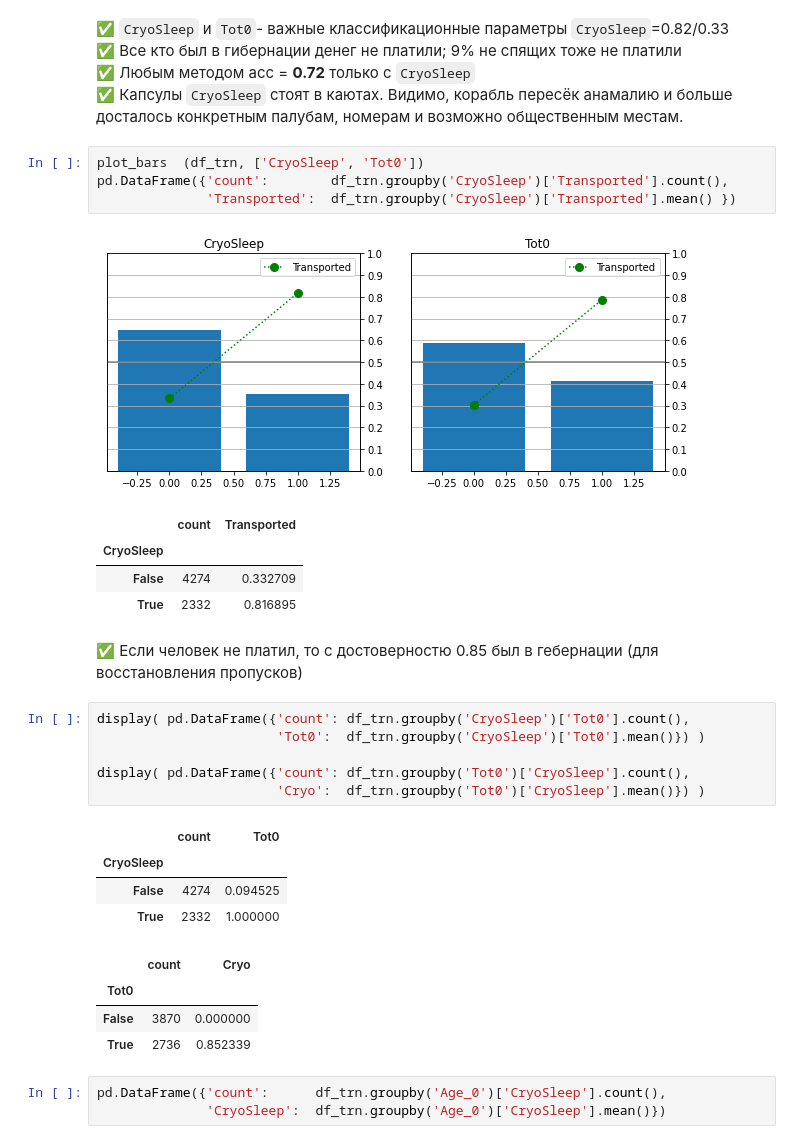
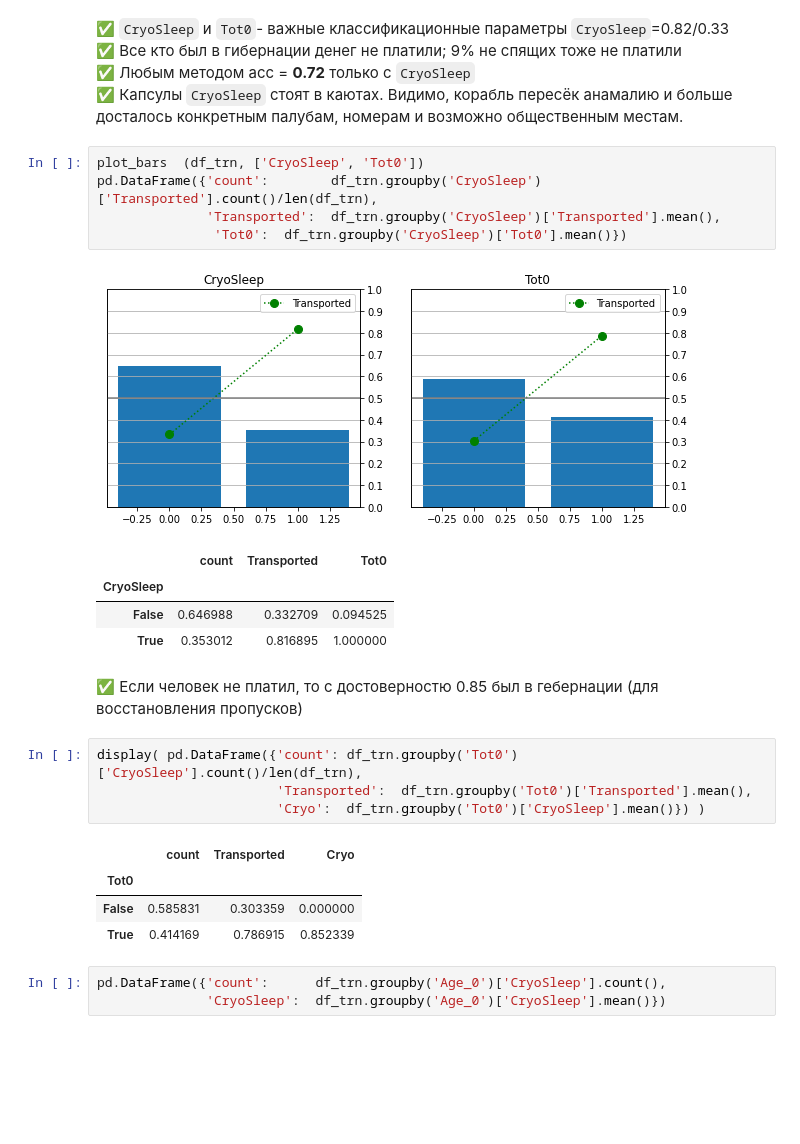
Before and after one commit to steps137/ML, a Jupyter notebook: ML/Titanic/Titanic-Data.ipynb, the cells around one changed output. Cells and saved outputs as stored; diff of their text form; blank space fills up the shorter version.

```diff
--- a/ML/Titanic/Titanic-Data.ipynb
+++ b/ML/Titanic/Titanic-Data.ipynb
@@ -215,31 +215,26 @@ plot_bars  (df_trn, ['CryoSleep', 'VIP', 'Single', 'Side'])
 ✅  Капсулы `CryoSleep` стоят в каютах. Видимо, корабль пересёк анамалию и больше досталось конкретным палубам, номерам и возможно общественным местам.<br>
 # %%
 plot_bars  (df_trn, ['CryoSleep', 'Tot0'])
-pd.DataFrame({'count':        df_trn.groupby('CryoSleep')['Transported'].count(),
-              'Transported':  df_trn.groupby('CryoSleep')['Transported'].mean() })
+pd.DataFrame({'count':        df_trn.groupby('CryoSleep')['Transported'].count()/len(df_trn),
+              'Transported':  df_trn.groupby('CryoSleep')['Transported'].mean(),
+               'Tot0':  df_trn.groupby('CryoSleep')['Tot0'].mean()})
 # %% [output]
 [figure]
-|  | count | Transported |
-| CryoSleep |  |  |
-| False | 4274 | 0.332709 |
-| True | 2332 | 0.816895 |
+|  | count | Transported | Tot0 |
+| CryoSleep |  |  |  |
+| False | 0.646988 | 0.332709 | 0.094525 |
+| True | 0.353012 | 0.816895 | 1.000000 |
 # %% [markdown]
 ✅ Если человек не платил, то с достоверностю 0.85 был в гебернации (для восстановления пропусков)<br>
 # %%
-display( pd.DataFrame({'count': df_trn.groupby('CryoSleep')['Tot0'].count(),
-                       'Tot0':  df_trn.groupby('CryoSleep')['Tot0'].mean()}) )
-
-display( pd.DataFrame({'count': df_trn.groupby('Tot0')['CryoSleep'].count(),
+display( pd.DataFrame({'count': df_trn.groupby('Tot0')['CryoSleep'].count()/len(df_trn),
+                       'Transported':  df_trn.groupby('Tot0')['Transported'].mean(),
                        'Cryo':  df_trn.groupby('Tot0')['CryoSleep'].mean()}) )
 # %% [output]
-|  | count | Tot0 |
-| CryoSleep |  |  |
-| False | 4274 | 0.094525 |
-| True | 2332 | 1.000000 |
+|  | count | Transported | Cryo |
+| Tot0 |  |  |  |
+| False | 0.585831 | 0.303359 | 0.000000 |
+| True | 0.414169 | 0.786915 | 0.852339 |
-|  | count | Cryo |
-| Tot0 |  |  |
-| False | 3870 | 0.000000 |
-| True | 2736 | 0.852339 |
 # %%
 pd.DataFrame({'count':      df_trn.groupby('Age_0')['CryoSleep'].count(),
               'CryoSleep':  df_trn.groupby('Age_0')['CryoSleep'].mean()})
```
Also changed, not shown: parts of 3 cells of this notebook, 2 other files.
